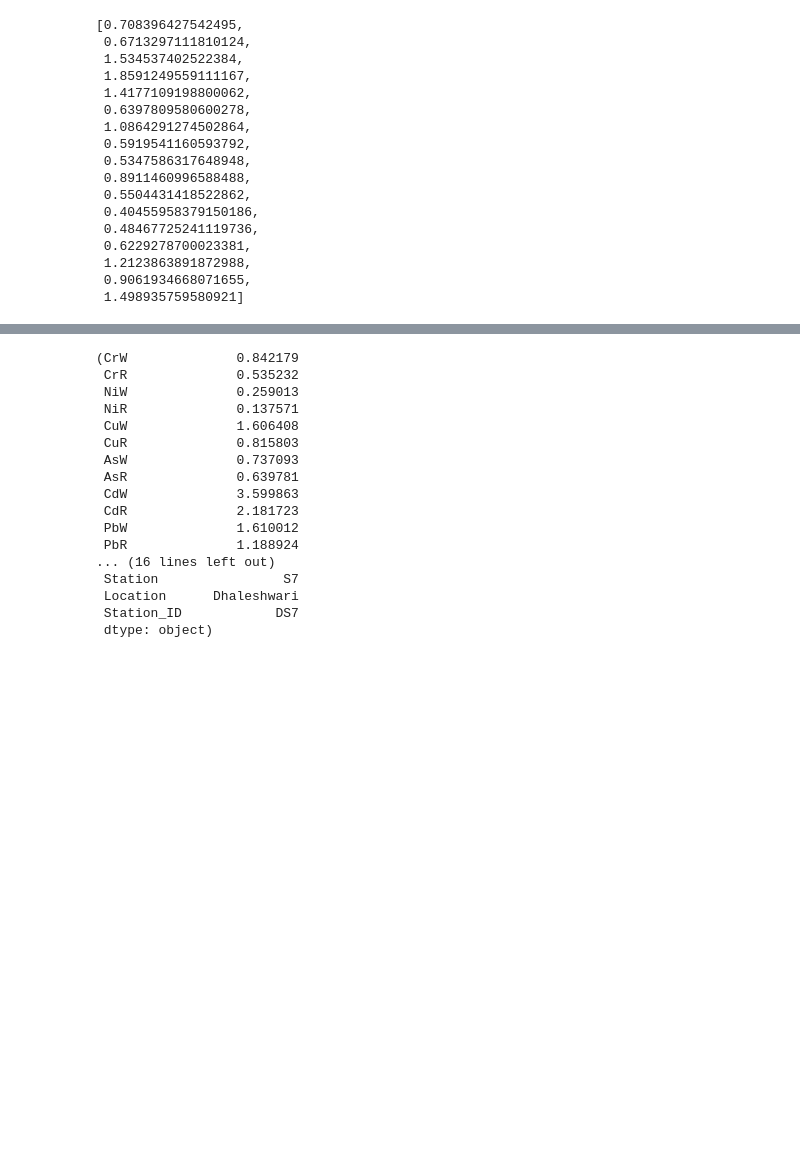
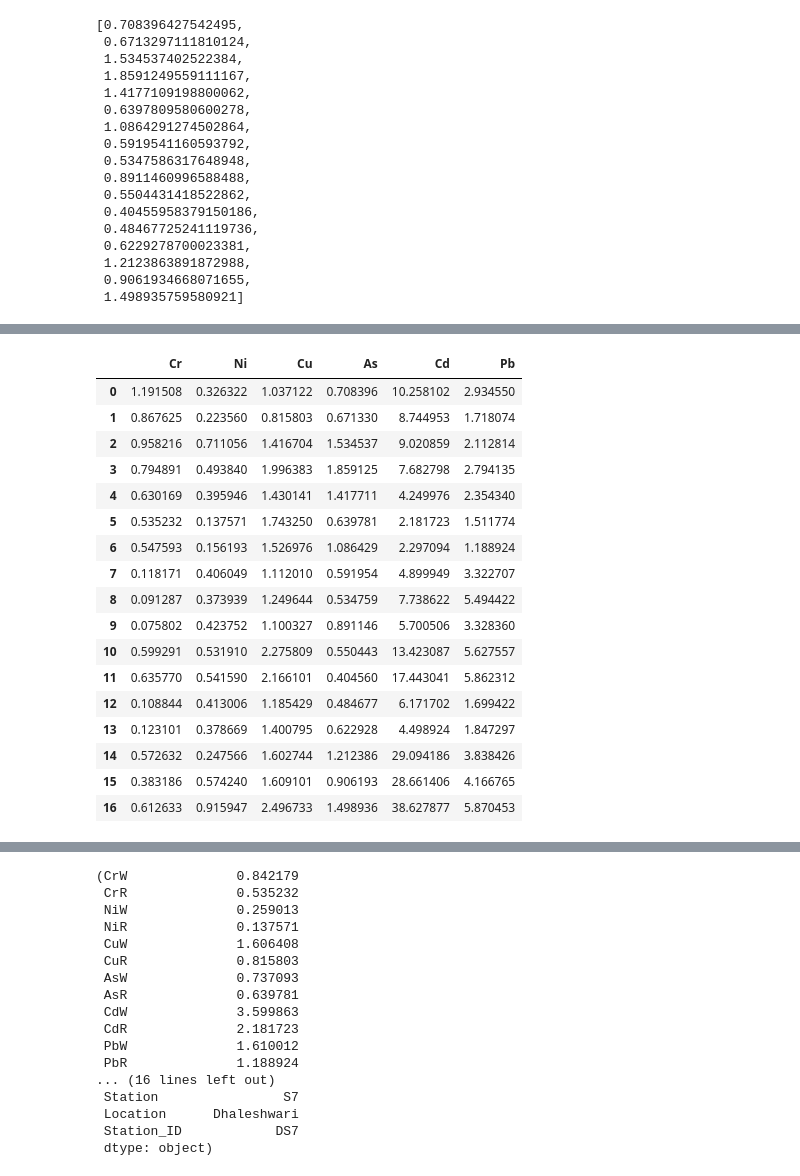
Before and after one commit to rakibhhridoy/OnGoingStudy, a Jupyter notebook: Five_Rivers/Python/sample.ipynb, the cells around one changed output, grey strips where cells are left out. Saved outputs shown, nothing was run; the diff lists cells and outputs as text; code cells hidden in the pictures; blank space fills up the shorter version.

```diff
--- a/Five_Rivers/Python/sample.ipynb
+++ b/Five_Rivers/Python/sample.ipynb
@@ -799,3 +865,43 @@ ef
 | 14 | 0.820923 | 0.572632 | 0.381495 | 0.247566 | 2.158217 | 1.602744 | 1.468585 | 1.212386 | 28.034260 | 29.094186 | 4.471480 | ... |
 | 15 | 0.625349 | 0.383186 | 0.948760 | 0.574240 | 2.324651 | 1.609101 | 1.381793 | 0.906193 | 45.081887 | 28.661406 | 8.623836 | ... |
 | 16 | 0.755577 | 0.612633 | 1.182517 | 0.915947 | 4.350737 | 2.496733 | 1.936685 | 1.498936 | 48.958318 | 38.627877 | 12.180791 | ... |
+# %%
+efW = pd.DataFrame({
+    "Cr": ef_CrW,
+    "Ni": ef_NiW,
+    "Cu": ef_CuW,
+    "As": ef_AsW,
+    "Cd": ef_CdW,
+    "Pb": ef_PbW,
+
+})
+
+efR = pd.DataFrame({
+    "Cr": ef_CrR,
+    "Ni": ef_NiR,
+    "Cu": ef_CuR,
+    "As": ef_AsR,
+    "Cd": ef_CdR,
+    "Pb": ef_PbR,
+
+})
+efR
+# %% [output]
+|  | Cr | Ni | Cu | As | Cd | Pb |
+| 0 | 1.191508 | 0.326322 | 1.037122 | 0.708396 | 10.258102 | 2.934550 |
+| 1 | 0.867625 | 0.223560 | 0.815803 | 0.671330 | 8.744953 | 1.718074 |
+| 2 | 0.958216 | 0.711056 | 1.416704 | 1.534537 | 9.020859 | 2.112814 |
+| 3 | 0.794891 | 0.493840 | 1.996383 | 1.859125 | 7.682798 | 2.794135 |
+| 4 | 0.630169 | 0.395946 | 1.430141 | 1.417711 | 4.249976 | 2.354340 |
+| 5 | 0.535232 | 0.137571 | 1.743250 | 0.639781 | 2.181723 | 1.511774 |
+| 6 | 0.547593 | 0.156193 | 1.526976 | 1.086429 | 2.297094 | 1.188924 |
+| 7 | 0.118171 | 0.406049 | 1.112010 | 0.591954 | 4.899949 | 3.322707 |
+| 8 | 0.091287 | 0.373939 | 1.249644 | 0.534759 | 7.738622 | 5.494422 |
+| 9 | 0.075802 | 0.423752 | 1.100327 | 0.891146 | 5.700506 | 3.328360 |
+| 10 | 0.599291 | 0.531910 | 2.275809 | 0.550443 | 13.423087 | 5.627557 |
+| 11 | 0.635770 | 0.541590 | 2.166101 | 0.404560 | 17.443041 | 5.862312 |
+| 12 | 0.108844 | 0.413006 | 1.185429 | 0.484677 | 6.171702 | 1.699422 |
+| 13 | 0.123101 | 0.378669 | 1.400795 | 0.622928 | 4.498924 | 1.847297 |
+| 14 | 0.572632 | 0.247566 | 1.602744 | 1.212386 | 29.094186 | 3.838426 |
+| 15 | 0.383186 | 0.574240 | 1.609101 | 0.906193 | 28.661406 | 4.166765 |
+| 16 | 0.612633 | 0.915947 | 2.496733 | 1.498936 | 38.627877 | 5.870453 |
```
Also changed, not shown: parts of 23 cells of this notebook, 7 other files.
